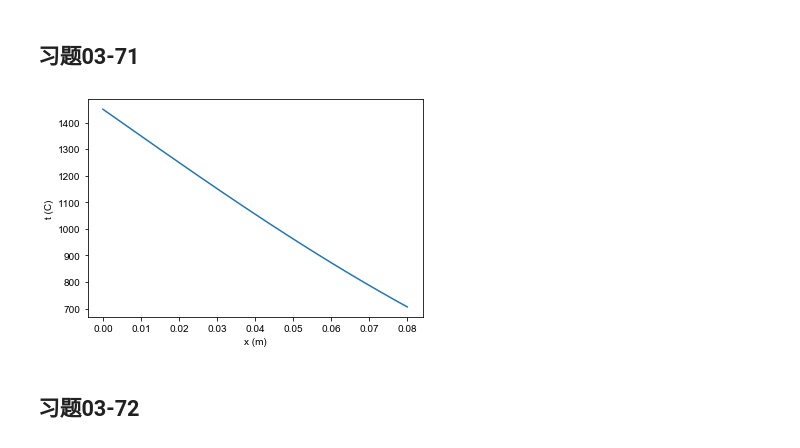
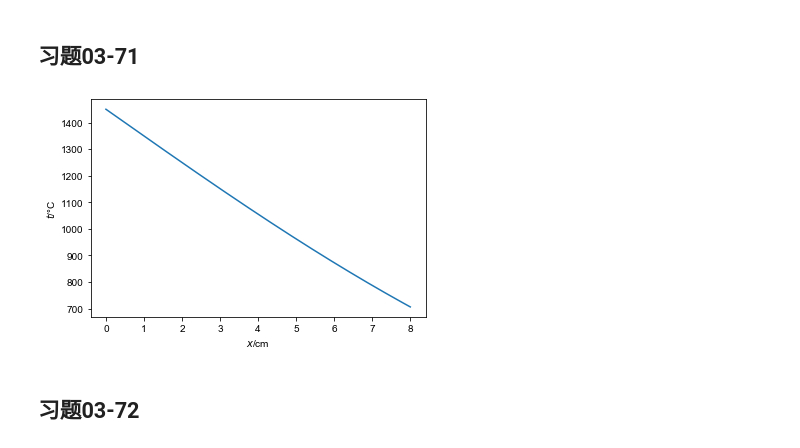
Before and after one commit to hustquick/HeatTransfer, a Jupyter notebook: jupyter/第03章习题.ipynb, the cells around one changed output. Drawn from its saved outputs; the diff is of its cells as text; code cells hidden in the pictures.

```diff
--- a/jupyter/第03章习题.ipynb
+++ b/jupyter/第03章习题.ipynb
@@ -1737,22 +1737,22 @@ tau = 33220 s
 # %%
 t_0 = 20
 t_w = 1450
 x_list = np.linspace(0, 80e-3, 1000)
 tau = 2 * 3600
 a = 0.89e-6
 
 t_list = np.zeros(len(x_list))
 for i, x in enumerate(x_list):
     t = t_x_for_constant_t_w(x, tau, t_0, t_w, a)
     t_list[i] = t
 
 fig, ax = plt.subplots()
-ax.plot(x_list, t_list)
-ax.set_xlabel('x (m)')
-ax.set_ylabel('t (C)')
+ax.plot(x_list*100, t_list)
+ax.set_xlabel('$x$/cm')
+ax.set_ylabel('$t$/°C')
 plt.show()
 # %% [output]
-[figure, old version]
+[figure, new version]
 # %% [markdown]
 ## 习题03-72
 # %%
```
Also changed, not shown: parts of 8 cells of this notebook, 7 other files.
